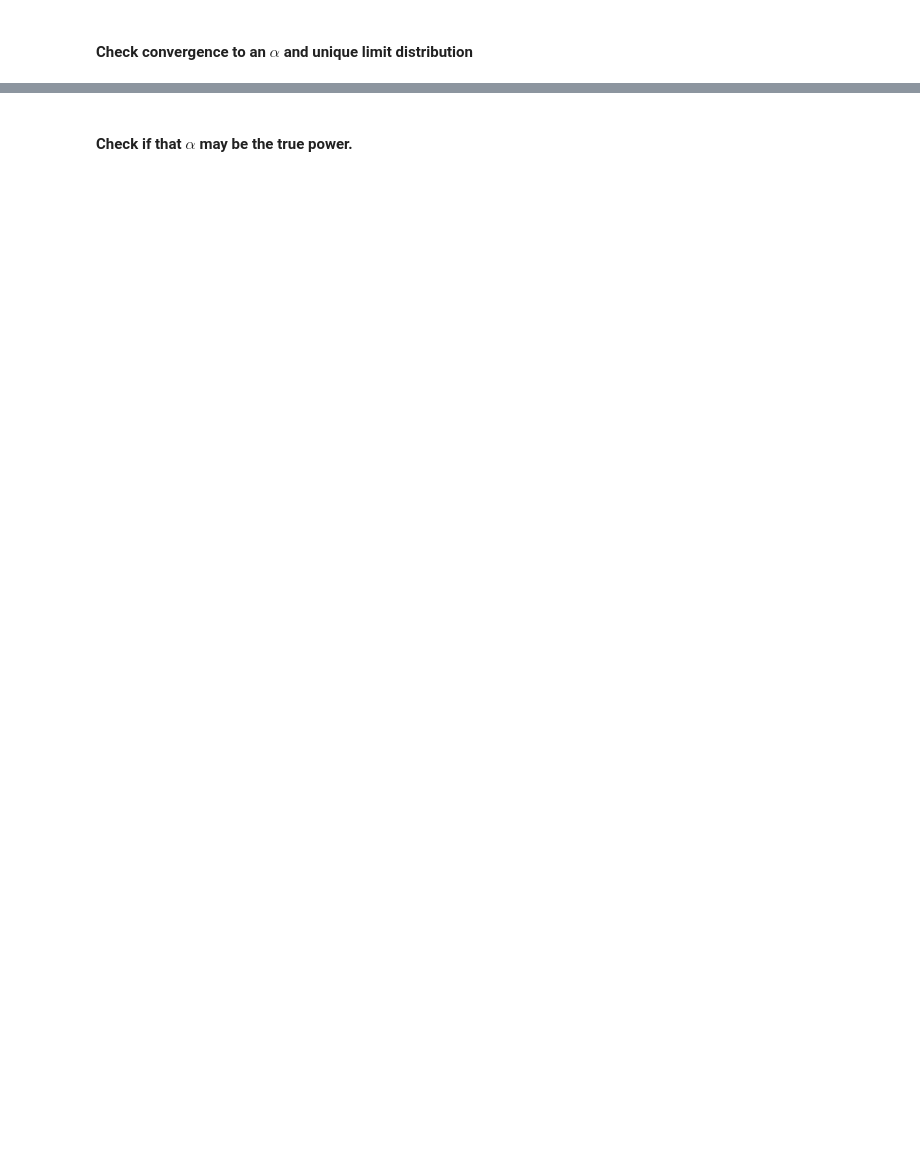
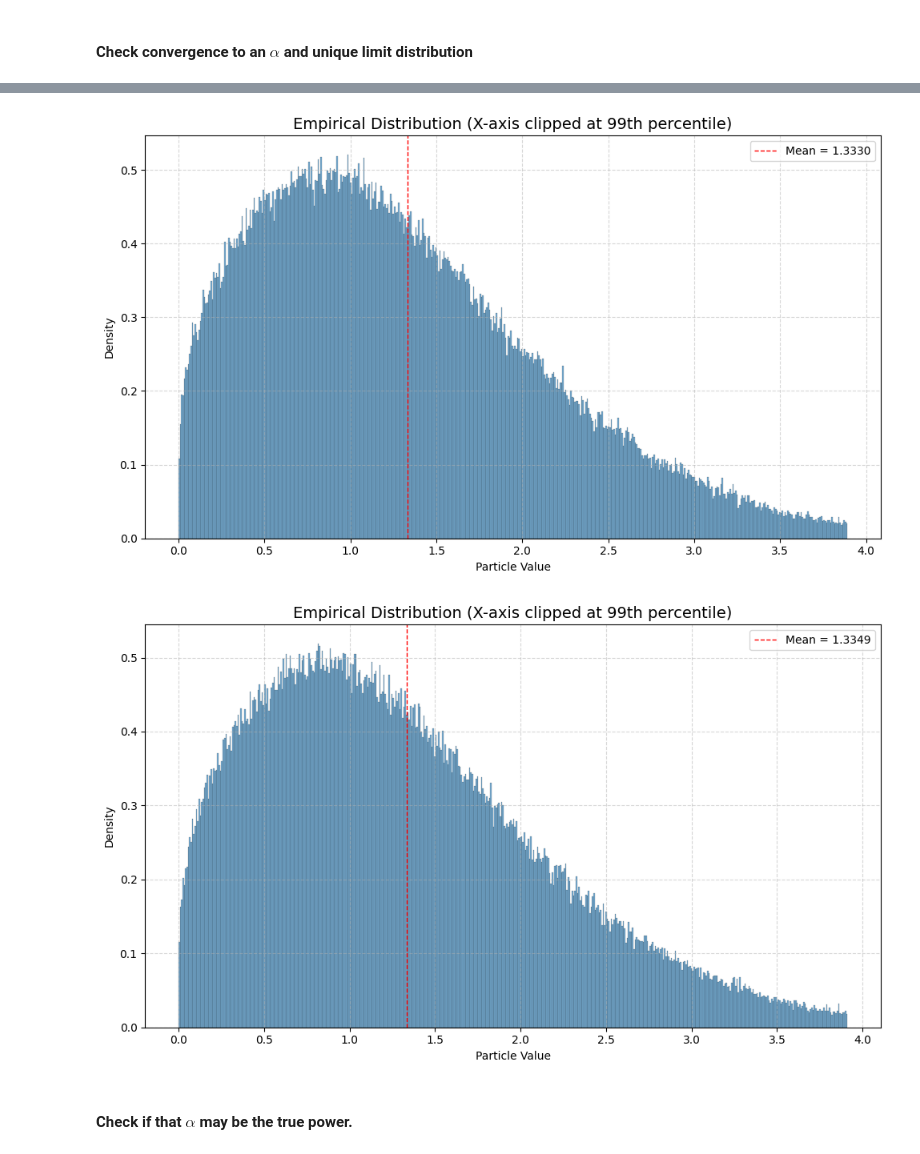
Before and after one commit to mintcd/m2-bezout, a Jupyter notebook: internship/src/notebooks/fixed_point.ipynb, the cells around one changed output, grey strips where cells are left out. Drawn from its saved outputs; the diff is of its cells as text; code cells hidden in the pictures; blank space fills up the shorter version.

```diff
--- a/internship/src/notebooks/fixed_point.ipynb
+++ b/internship/src/notebooks/fixed_point.ipynb
@@ -286,3 +234,12 @@ W1 distance between X_final and T_X_final: 0.0014891820542963104
+# %%
+plot_distribution(np.array([x for x in X_final if x > 0]),
+                  clip_percentile=99, show_bins=True, show_kde=False, bins=500)
+
+plot_distribution(np.array([x for x in T_X_final if x > 0]),
+                  clip_percentile=99, show_bins=True, show_kde=False, bins=500)
+# %% [output]
+[figure, added]
+[figure, added]
 # %% [markdown]
 #### Check if that $\alpha$ may be the true power.
 # %% [markdown]
```
Also changed, not shown: parts of 33 cells of this notebook, 15 other files.
